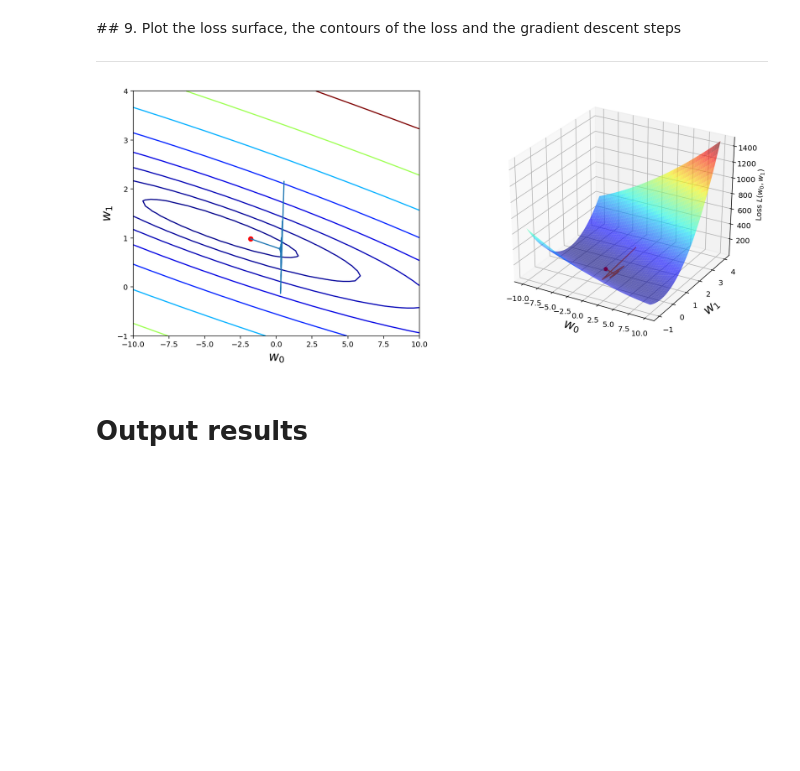
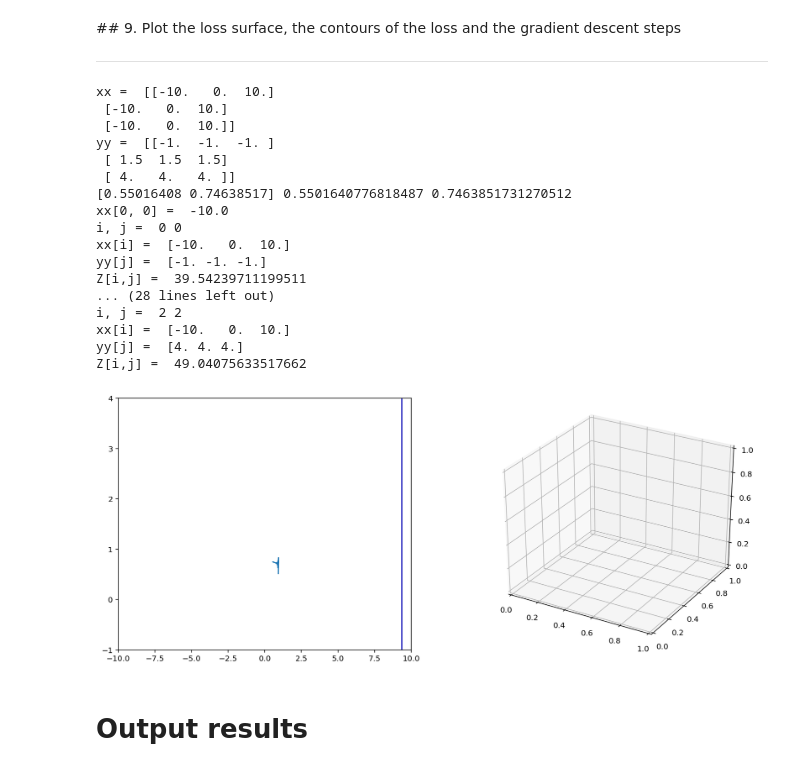
Before and after one commit to kiissy/machine-learning, a Jupyter notebook: assignment_02_b.ipynb, the cells around one changed output. Cells and saved outputs as stored; diff of their text form; code cells hidden in the pictures; blank space fills up the shorter version.

Commit message:
Plot the loss surface 구현 실패...

```diff
--- a/assignment_02_b.ipynb
+++ b/assignment_02_b.ipynb
@@ -171,7 +171,7 @@ Implement the vectorized version of the linear regression loss function.
 # %%
 # loss function definition
 def loss_mse(y_pred,y):
-    n = len(x_train)
+    n = len(y)
 
     loss = (y_pred - y) @ (y_pred - y).T / n
 
@@ -183,4 +183,5 @@ y = y_train # label
 y_pred = f_pred(X,w)# prediction
 
 loss = loss_mse(y_pred,y)
+print(loss)
 # %% [output]
@@ -424,12 +450,29 @@ def plot_gradient_descent(X,y,w_init,tau,max_iter):
 # %%
 # run plot_gradient_descent function
-w_init =
-tau =
-max_iter =
+w_init = [1, 1]
+tau = 0.01
+max_iter = 25
 
 plot_gradient_descent(X,y,w_init,tau,max_iter)
 # %% [output]
+xx =  [[-10.   0.  10.]
+ [-10.   0.  10.]
+ [-10.   0.  10.]]
+yy =  [[-1.  -1.  -1. ]
+ [ 1.5  1.5  1.5]
+ [ 4.   4.   4. ]]
+[0.55016408 0.74638517] 0.5501640776818487 0.7463851731270512
+xx[0, 0] =  -10.0
+i, j =  0 0
+xx[i] =  [-10.   0.  10.]
+yy[j] =  [-1. -1. -1.]
+Z[i,j] =  39.54239711199511
+... (28 lines left out)
+i, j =  2 2
+xx[i] =  [-10.   0.  10.]
+yy[j] =  [4. 4. 4.]
+Z[i,j] =  49.04075633517662
-[figure, old version]
+[figure, new version]
 # %% [markdown]
 # Output results
 # %% [markdown]
```
Also changed, not shown: parts of 4 cells of this notebook.
